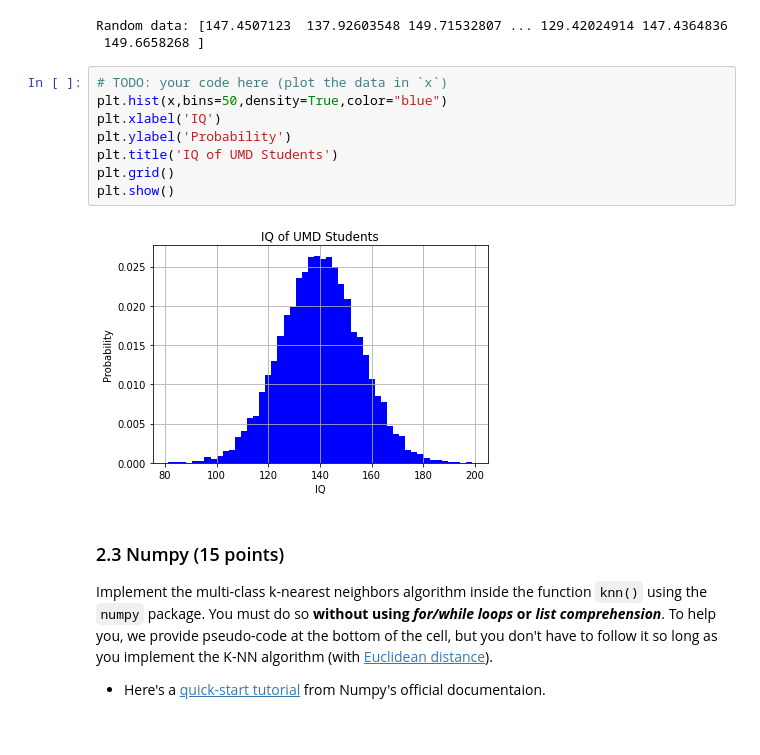
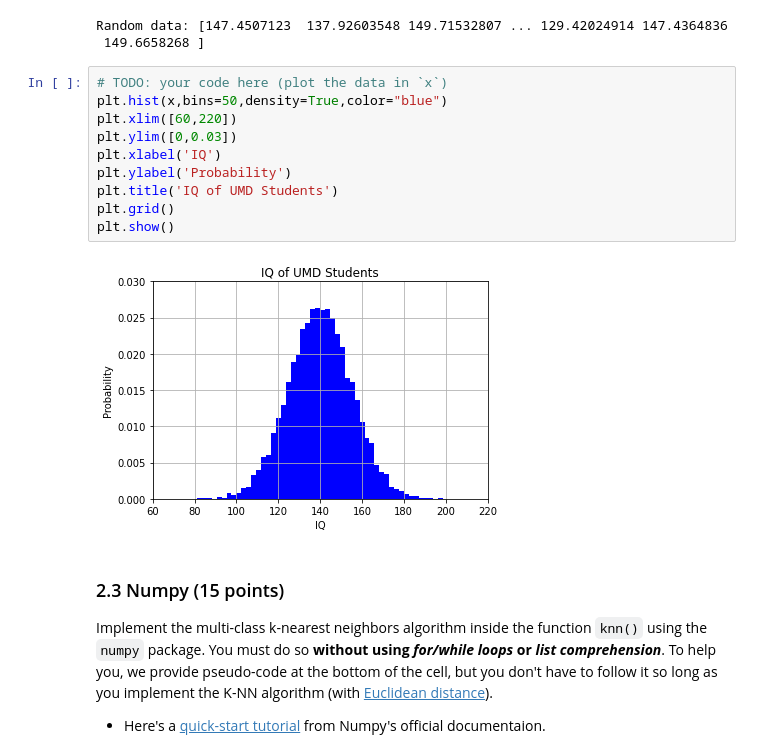
Before and after one commit to zcyang97/CMSC-422, a Jupyter notebook: HW1.ipynb, the cells around one changed output. Drawn from its saved outputs; the diff is of its cells as text.

```diff
--- a/HW1.ipynb
+++ b/HW1.ipynb
@@ -431,13 +431,15 @@ Random data: [147.4507123  137.92603548 149.71532807 ... 129.42024914 147.436483
 # %%
 # TODO: your code here (plot the data in `x`)
 plt.hist(x,bins=50,density=True,color="blue")
+plt.xlim([60,220])
+plt.ylim([0,0.03])
 plt.xlabel('IQ')
 plt.ylabel('Probability')
 plt.title('IQ of UMD Students')
 plt.grid()
 plt.show()
 # %% [output]
-[figure, old version]
+[figure, new version]
 # %% [markdown]
 ### 2.3 Numpy (15 points)
 
```
